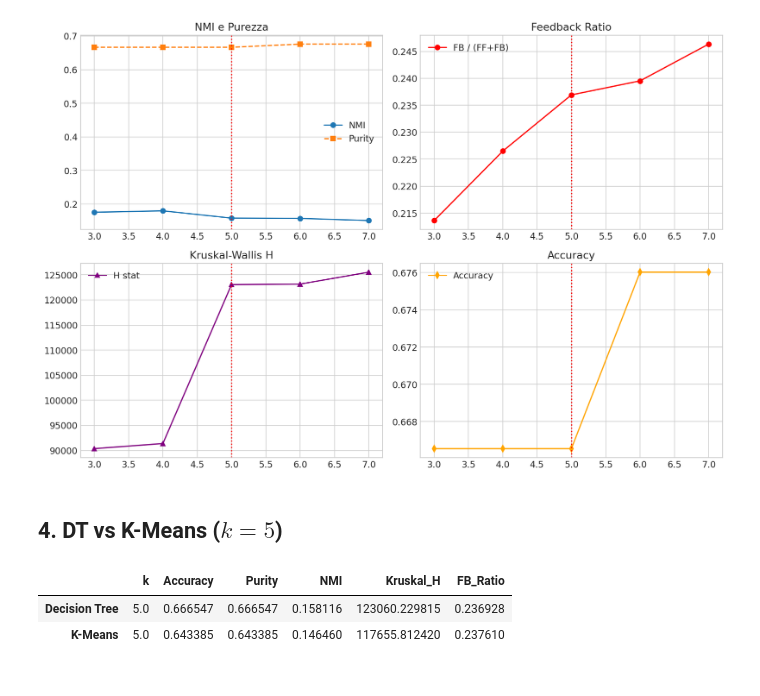
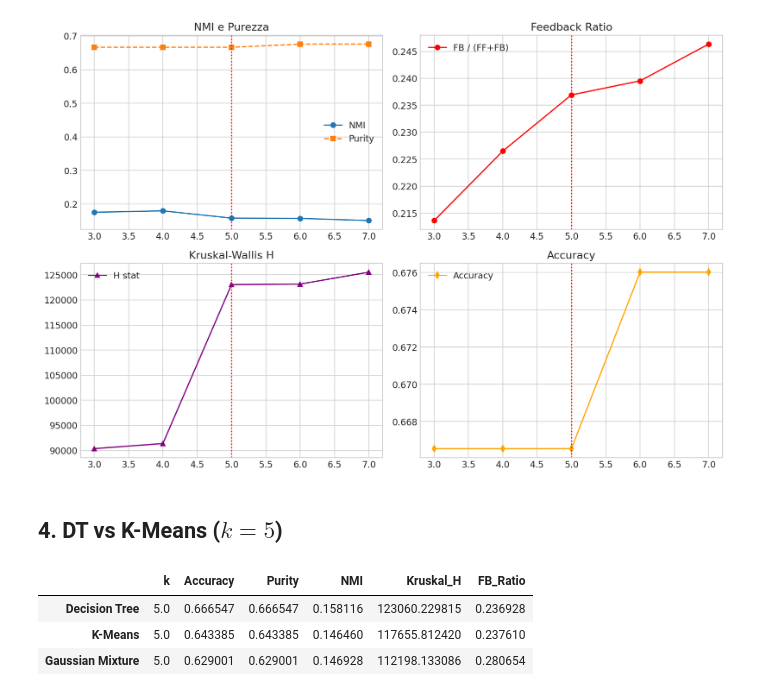
Before and after one commit to Daniel-Sensei/level-based-drosophila-motifs, a Jupyter notebook: validation_hierarchical/robustness_analysis.ipynb, the cells around one changed output. Saved outputs shown, nothing was run; the diff lists cells and outputs as text; code cells hidden in the pictures.

Commit message:
Added comparison with Gaussian Mixture Model

```diff
--- a/validation_hierarchical/robustness_analysis.ipynb
+++ b/validation_hierarchical/robustness_analysis.ipynb
@@ -62,6 +63,14 @@ def discretize_kmeans(df_in, k):
     km = KMeans(n_clusters=k, random_state=42, n_init=10)
     labels = km.fit_predict(X)
     order = np.argsort(-km.cluster_centers_.flatten())
+    mapping = {old: new for new, old in enumerate(order, start=1)}
+    return np.array([mapping[l] for l in labels])
+
+def discretize_gmm(df_in, k):
+    X = df_in[['score']].values
+    gmm = GaussianMixture(n_components=k, random_state=42)
+    labels = gmm.fit_predict(X)
+    order = np.argsort(-gmm.means_.flatten())
     mapping = {old: new for new, old in enumerate(order, start=1)}
     return np.array([mapping[l] for l in labels])
 
@@ -143,16 +152,24 @@ plt.show()
 # %% [markdown]
 ## 4. DT vs K-Means ($k=5$)
 # %%
+# K-Means (k=5)
 lvls_km = discretize_kmeans(df, 5)
 acc_km, pur_km, nmi_km, h_km, fbr_km = get_metrics(df, lvls_km, df_conn)
 
+# GMM (k=5)
+lvls_gmm = discretize_gmm(df, 5)
+acc_gmm, pur_gmm, nmi_gmm, h_gmm, fbr_gmm = get_metrics(df, lvls_gmm, df_conn)
+
 comp = [
     df_res[df_res['k']==5].iloc[0].to_dict(),
-    {'k': 5, 'Accuracy': acc_km, 'Purity': pur_km, 'NMI': nmi_km, 'Kruskal_H': h_km, 'FB_Ratio': fbr_km}
+    {'k': 5, 'Accuracy': acc_km, 'Purity': pur_km, 'NMI': nmi_km, 'Kruskal_H': h_km, 'FB_Ratio': fbr_km},
+    {'k': 5, 'Accuracy': acc_gmm, 'Purity': pur_gmm, 'NMI': nmi_gmm, 'Kruskal_H': h_gmm, 'FB_Ratio': fbr_gmm}
 ]
-df_comp = pd.DataFrame(comp, index=['Decision Tree', 'K-Means'])
+
+df_comp = pd.DataFrame(comp, index=['Decision Tree', 'K-Means', 'Gaussian Mixture'])
 display(df_comp)
 # %% [output]
 |  | k | Accuracy | Purity | NMI | Kruskal_H | FB_Ratio |
 | Decision Tree | 5.0 | 0.666547 | 0.666547 | 0.158116 | 123060.229815 | 0.236928 |
 | K-Means | 5.0 | 0.643385 | 0.643385 | 0.146460 | 117655.812420 | 0.237610 |
+| Gaussian Mixture | 5.0 | 0.629001 | 0.629001 | 0.146928 | 112198.133086 | 0.280654 |
```
Also changed, not shown: parts of 1 cell of this notebook.
